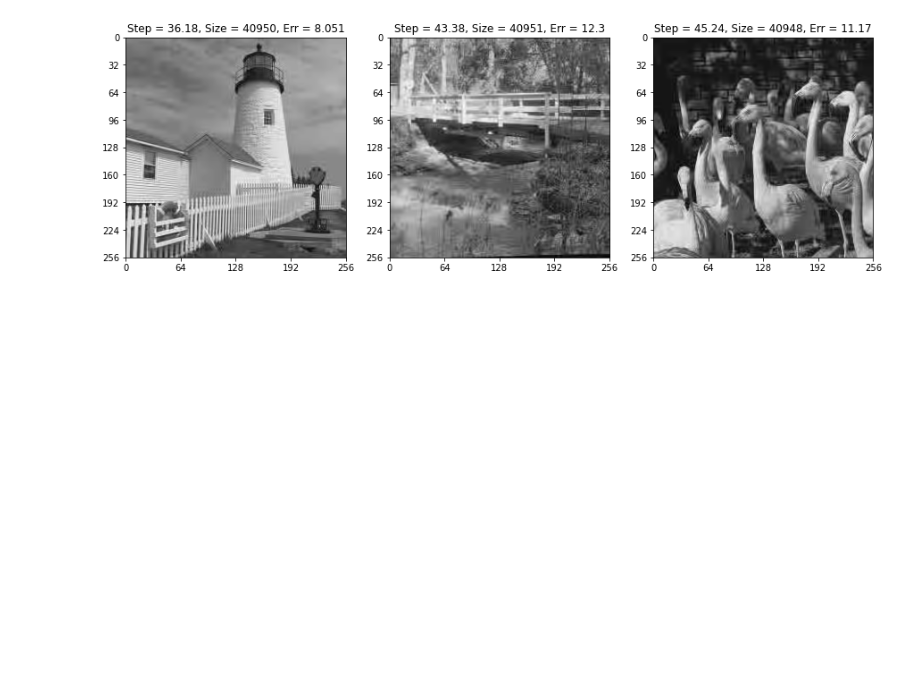
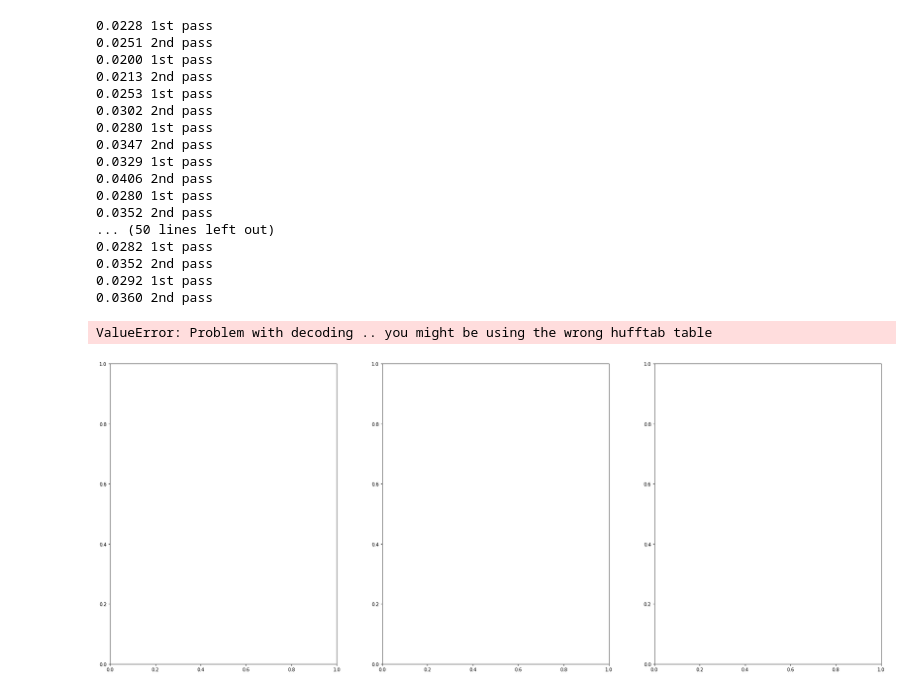
Before and after one commit to TobyBoyne/cued_sf2_lab, a Jupyter notebook: test.ipynb, the cells around one changed output. Saved outputs shown, nothing was run; the diff lists cells and outputs as text; code cells hidden in the pictures; blank space fills up the shorter version.

```diff
--- a/test.ipynb
+++ b/test.ipynb
@@ -13,23 +16,41 @@ from cued_sf2_lab.laplacian_pyramid import quantise
 # %%
 from compression import LBTCompression
 
-fig, axs = plt.subplots(1, 3, figsize=(15, 6))
+fig, axs = plt.subplots(1, 3, figsize=(30, 12))
 
 lighthouse, _ = load_mat_img(img='lighthouse.mat', img_info='X')
 bridge, _ = load_mat_img(img='bridge.mat', img_info='X')
 flamingo, _ = load_mat_img(img='flamingo.mat', img_info='X')
 
 for i, image in enumerate([lighthouse, bridge, flamingo]):
 
     image = image - 128.0
 
     L = LBTCompression()
 
     Y = L.compress(image)
     (Z, h), qs = L.opt_encode(Y, size_lim=40950)
-    Y = L.decode(Z, qs)
+    Y = L.decode(Z, qs, hufftab=h)
     X = L.decompress(Y)
     plot_image(X, ax=axs[i])
     axs[i].set(title=f'Step = {qs:.4}, Size = {Z[:, 1].sum()}, Err = {np.std(image - X):.4}')
 # %% [output]
+0.0228 1st pass
+0.0251 2nd pass
+0.0200 1st pass
+0.0213 2nd pass
+0.0253 1st pass
+0.0302 2nd pass
+0.0280 1st pass
+0.0347 2nd pass
+0.0329 1st pass
+0.0406 2nd pass
+0.0280 1st pass
+0.0352 2nd pass
+... (50 lines left out)
+0.0282 1st pass
+0.0352 2nd pass
+0.0292 1st pass
+0.0360 2nd pass
+ValueError: Problem with decoding .. you might be using the wrong hufftab table
-[figure, old version]
+[figure, new version]
```
Also changed, not shown: parts of 4 cells of this notebook, 1 other file.
